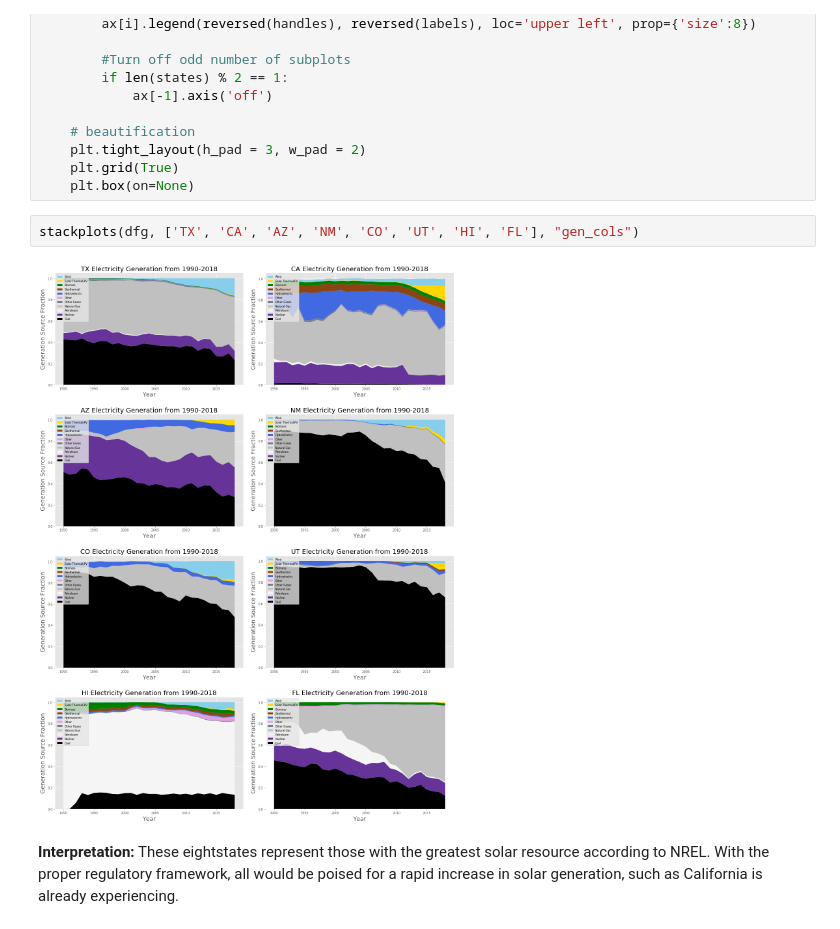
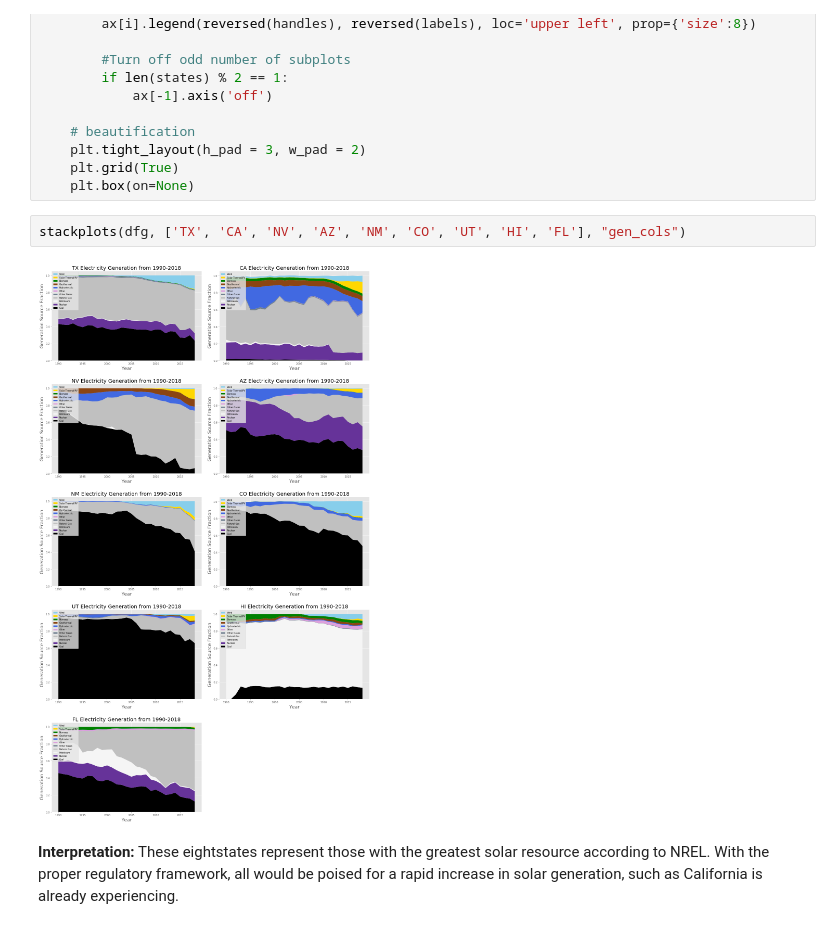
Before and after one commit to asternick/electricity-gen, a Jupyter notebook: code/modeling.ipynb, the cells around one changed output. Saved outputs shown, nothing was run; the diff lists cells and outputs as text.

```diff
--- a/code/modeling.ipynb
+++ b/code/modeling.ipynb
@@ -303,9 +303,9 @@ def stackplots(dataframe, states, columns):
     plt.grid(True)
     plt.box(on=None)
 # %%
-stackplots(dfg, ['TX', 'CA', 'AZ', 'NM', 'CO', 'UT', 'HI', 'FL'], "gen_cols")
+stackplots(dfg, ['TX', 'CA', 'NV', 'AZ', 'NM', 'CO', 'UT', 'HI', 'FL'], "gen_cols")
 # %% [output]
-[figure, old version]
+[figure, new version]
 # %% [markdown]
 **Interpretation:** These eightstates represent those with the greatest solar resource according to NREL. With the proper regulatory framework, all would be poised for a rapid increase in solar generation, such as California is already experiencing.
 # %% [markdown]
```
Also changed, not shown: 2 other files.
